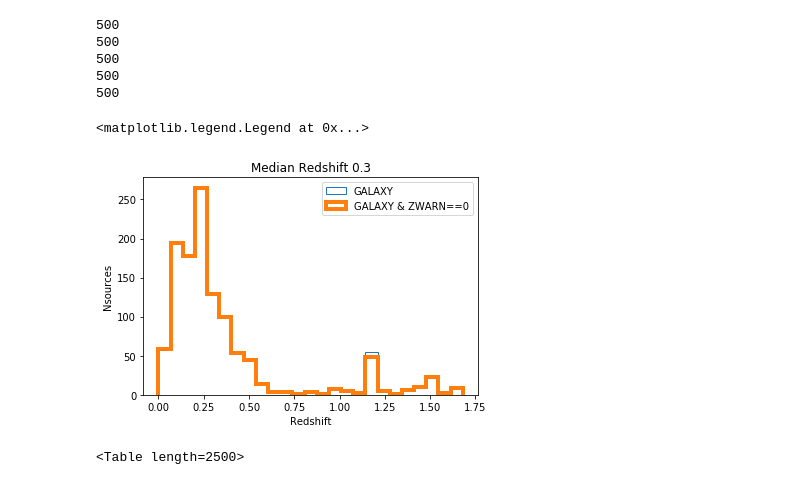
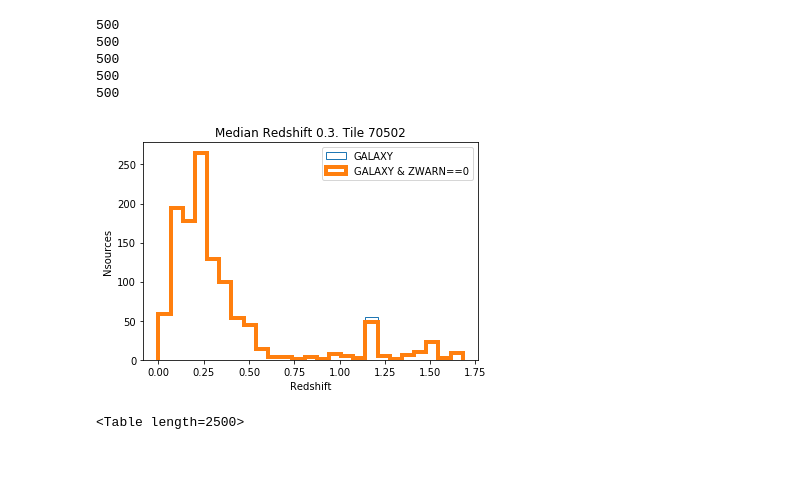
Before and after one commit to forero/SandboxDESI, a Jupyter notebook: minisv/20200225/explore_20200225.ipynb, the cells around one changed output. Saved outputs shown, nothing was run; the diff lists cells and outputs as text; code cells hidden in the pictures.

```diff
--- a/minisv/20200225/explore_20200225.ipynb
+++ b/minisv/20200225/explore_20200225.ipynb
@@ -91,17 +91,17 @@ fibermap_all.sort('TARGETID')
 # %%
 is_galaxy = zbest_data_all['SPECTYPE']=='GALAXY'
 no_warning = zbest_data_all['ZWARN']==0
 positive_flux = fibermap_all['FLUX_R']>0.0
 good_fiber = fibermap_all['FIBERSTATUS']==0
 _=plt.hist(zbest_data_all['Z'][good_fiber & is_galaxy & positive_flux], bins=25, label='GALAXY', histtype='step')
 _=plt.hist(zbest_data_all['Z'][good_fiber & is_galaxy & no_warning & positive_flux], bins=25, label='GALAXY & ZWARN==0', histtype='step', linewidth=4)
-plt.title("Median Redshift {:.1f}".format(np.median(zbest_data_all['Z'][is_galaxy & no_warning & good_fiber])))
+plt.title("Median Redshift {:.1f}. Tile {}".format(np.median(zbest_data_all['Z'][is_galaxy & no_warning & good_fiber]), tile_id))
 plt.xlabel('Redshift')
 plt.ylabel('Nsources')
 plt.legend()
+plt.savefig('z_distro_tile_{}.png'.format(tile_id))
 # %% [output]
-<matplotlib.legend.Legend at 0x...>
-[figure, old version]
+[figure, new version]
 # %%
 zbest_data_all
 # %% [output]
```
Also changed, not shown: parts of 4 cells of this notebook, 9 other files.
